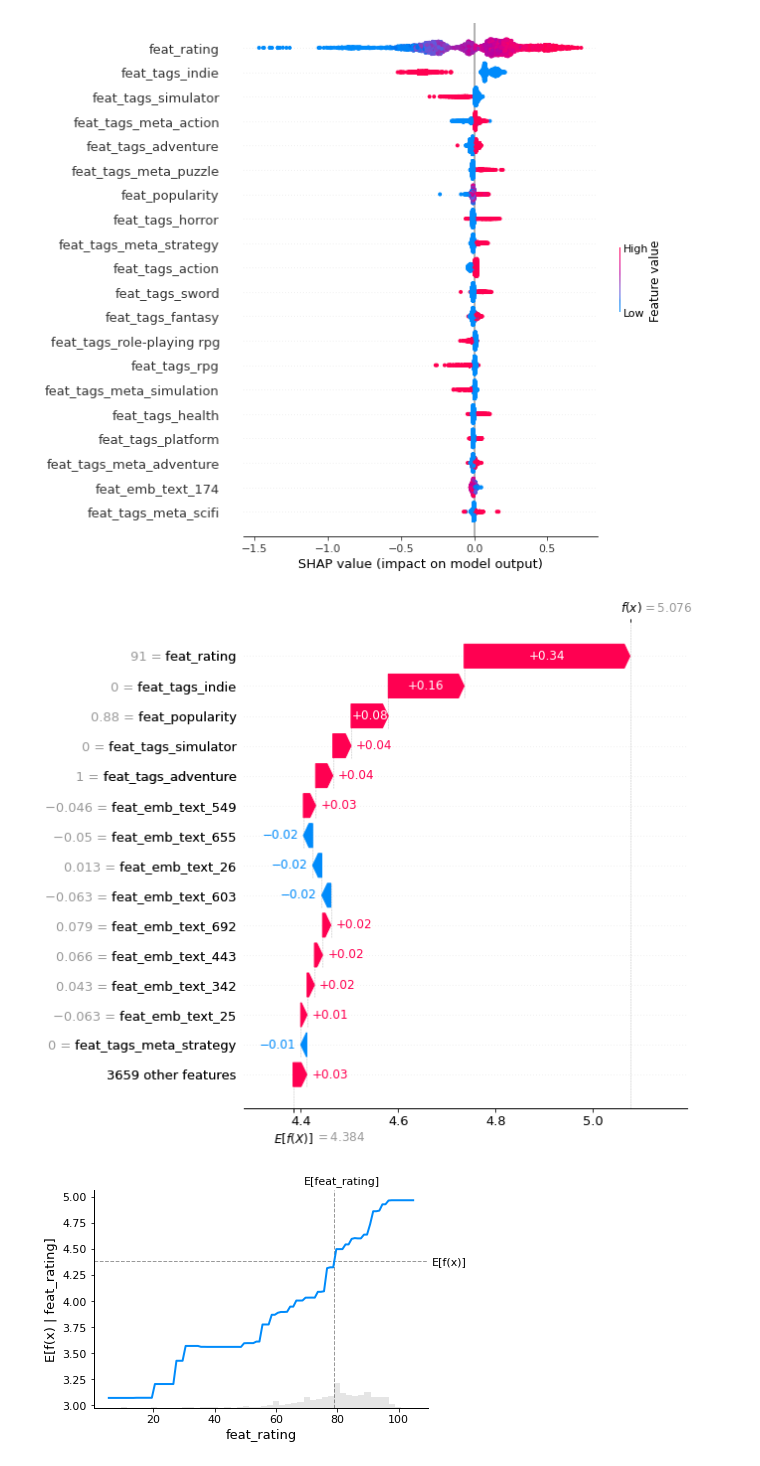
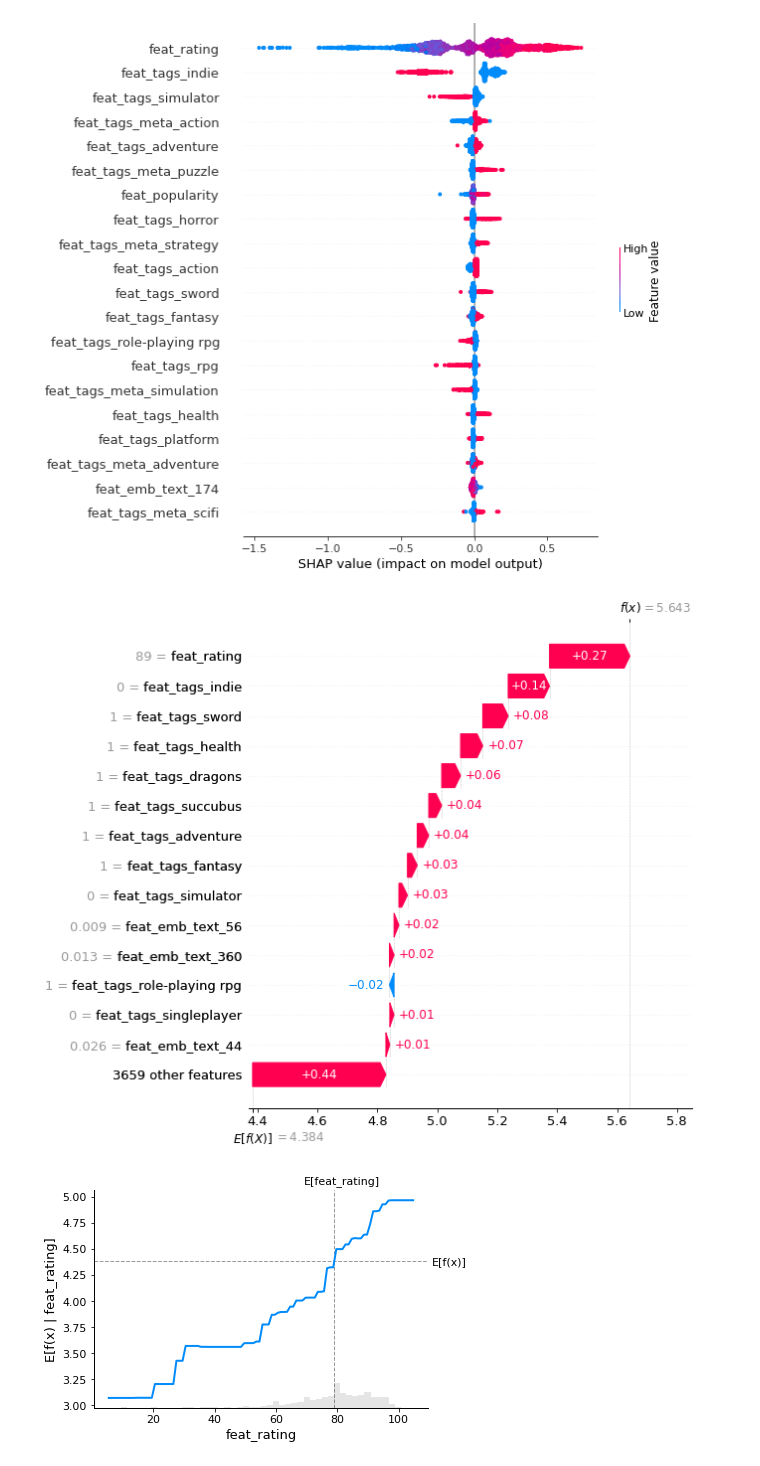
Before and after one commit to mcminnra/vgr, a Jupyter notebook: prototyping_notebooks/analysis.ipynb, the cells around one changed output. Cells and saved outputs as stored; diff of their text form; code cells hidden in the pictures.

```diff
--- a/prototyping_notebooks/analysis.ipynb
+++ b/prototyping_notebooks/analysis.ipynb
@@ -194,10 +176,10 @@ shap.summary_plot(shap_values, X)
 # %% [output]
 [figure]
 # %%
-idx = df[df['input_name'] == 'The Legend of Zelda: Majora\'s Mask 3D'].index[0]
+idx = df[df['input_name'] == 'Drakan: Order of the Flame'].index[0]
 shap.plots.waterfall(shap_values[idx], max_display=15)
 # %% [output]
-[figure, old version]
+[figure, new version]
 # %%
 fig,ax = shap.partial_dependence_plot(
     "feat_rating", model.predict, X, model_expected_value=True,
```
Also changed, not shown: parts of 1 cell of this notebook.
